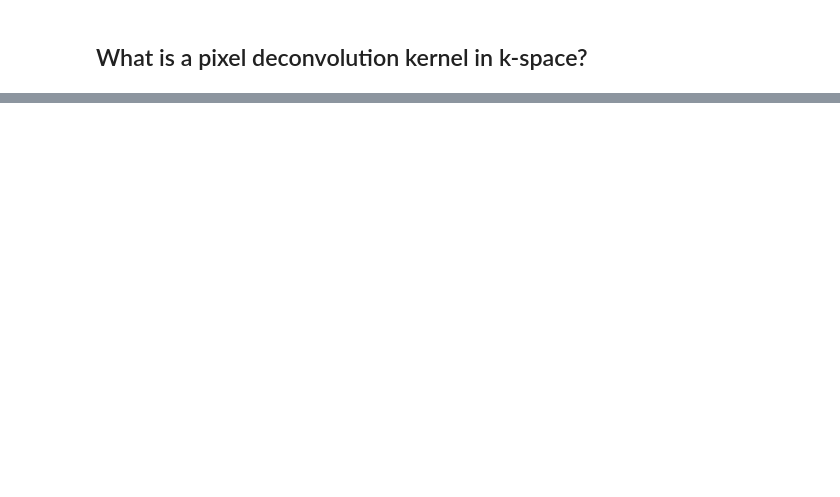
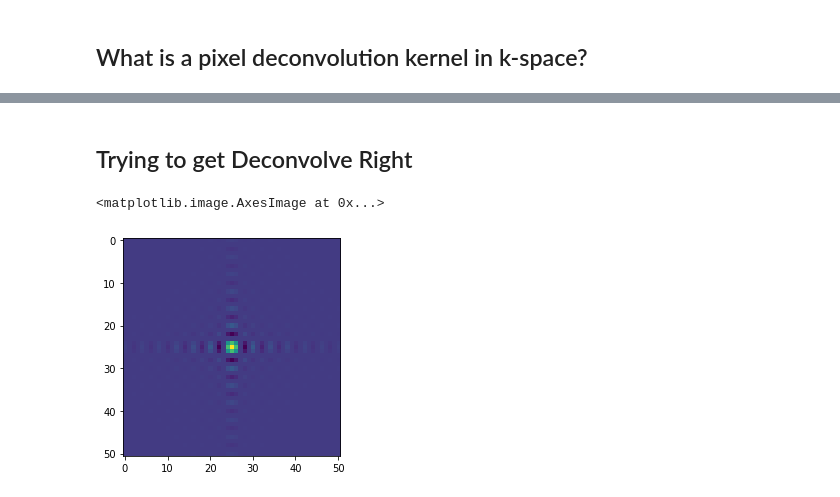
Before and after one commit to andrevitorelli/autometacal, a Jupyter notebook: notebooks/Pixel.ipynb, the cells around one changed output, grey strips where cells are left out. Saved outputs shown, nothing was run; the diff lists cells and outputs as text; code cells hidden in the pictures; blank space fills up the shorter version.

```diff
--- a/notebooks/Pixel.ipynb
+++ b/notebooks/Pixel.ipynb
@@ -133,0 +142,18 @@ savefig('pixel_deconvolve.jpg')
+# %% [markdown]
+## Trying to get Deconvolve Right
+# %%
+boxsize = 50
+padsize = 25
+finsize= 51
+constant = 1/(boxsize)**2#*pi**2/4
+box = tf.convert_to_tensor(np.ones([boxsize,boxsize])*constant)
+paddings = tf.constant([[padsize, padsize], [padsize, padsize]])
+boxpad = tf.pad(box,paddings)
+kbox=makekimg(boxpad[tf.newaxis])[0]
+centre = (boxsize+2*padsize)//2
+kboxtrim=kbox[centre-finsize//2:centre+finsize//2+1,centre-finsize//2:centre+finsize//2+1]
+# %%
+imshow(real(kboxtrim))
+# %% [output]
+<matplotlib.image.AxesImage at 0x...>
+[figure, added]
```
Also changed, not shown: parts of 4 cells of this notebook.
